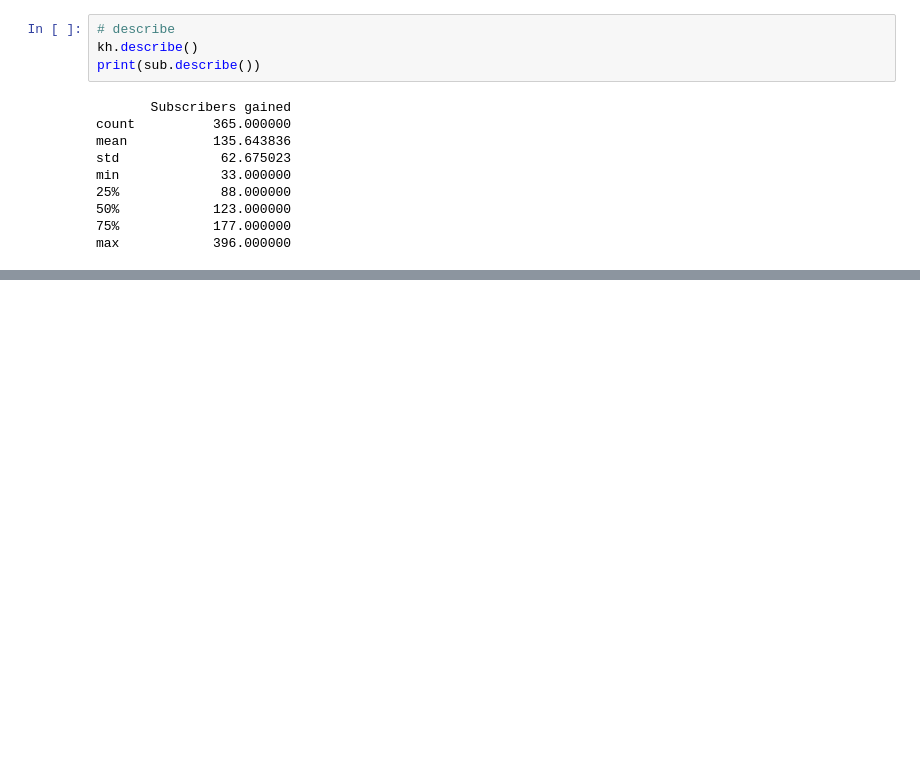
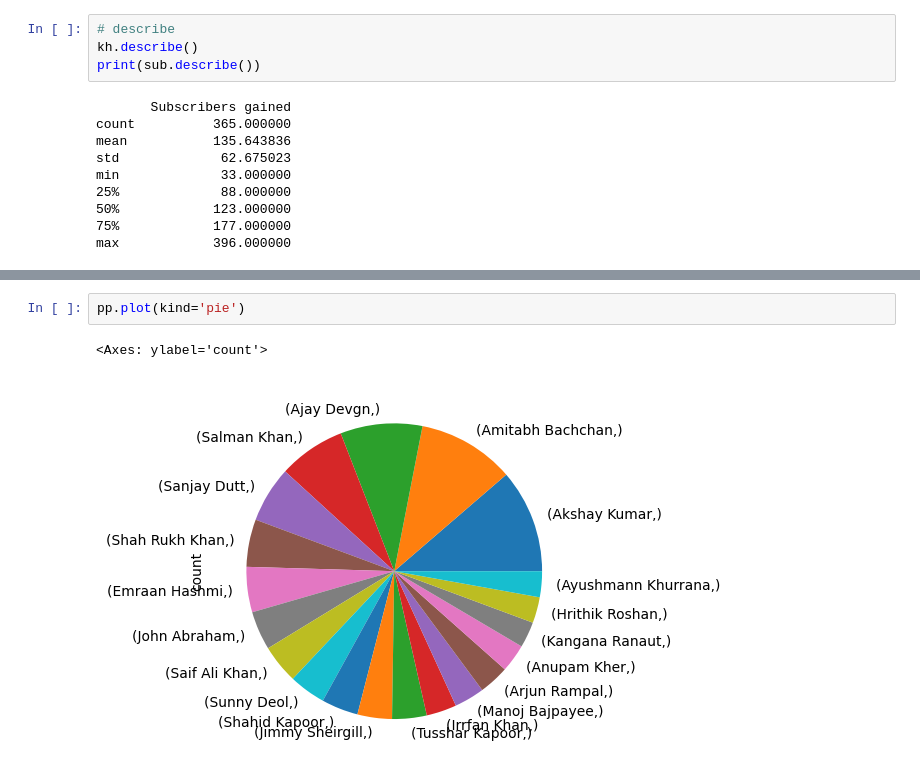
Before and after one commit to Ghan539/Python4DataScientist, a Jupyter notebook: pandas/Session16_pandas.ipynb, the cells around one changed output, grey strips where cells are left out. Cells and saved outputs as stored; diff of their text form; blank space fills up the shorter version.

```diff
--- a/pandas/Session16_pandas.ipynb
+++ b/pandas/Session16_pandas.ipynb
@@ -383,0 +738,5 @@ max            396.000000
+# %%
+pp.plot(kind='pie')
+# %% [output]
+<Axes: ylabel='count'>
+[figure, added]
```
Also changed, not shown: parts of 25 cells of this notebook.
